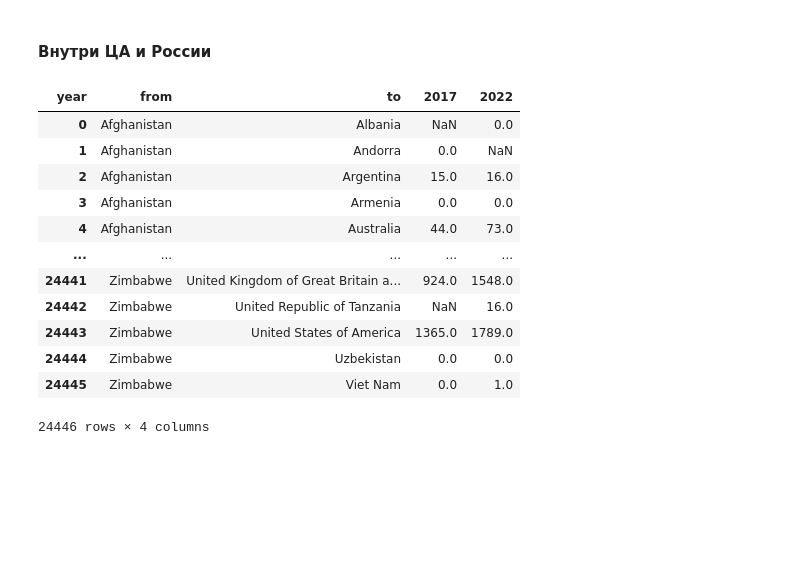
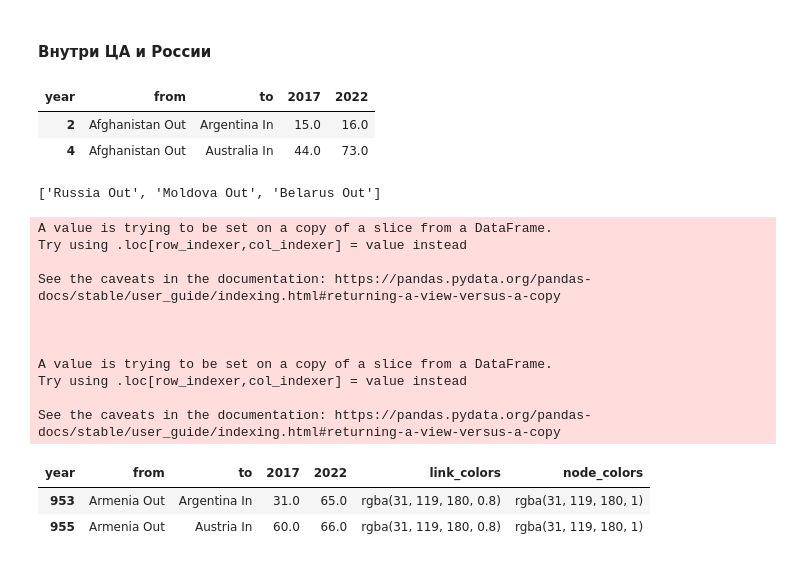
Before and after one commit to YuliyaTorgasheva/students_mobility, a Jupyter notebook: international_students_mob_CA.ipynb, the cells around one changed output. Saved outputs shown, nothing was run; the diff lists cells and outputs as text; code cells hidden in the pictures; blank space fills up the shorter version.

```diff
--- a/international_students_mob_CA.ipynb
+++ b/international_students_mob_CA.ipynb
@@ -425,19 +431,24 @@ pio.write_image(fig, "Исходящий поток иностранных ст
 fig.show()
 # %% [markdown]
 <h4>Внутри ЦА и России</h4>
-# %%
-countries
-# %% [output]
-| year | from | to | 2017 | 2022 |
-| 0 | Afghanistan | Albania | NaN | 0.0 |
-| 1 | Afghanistan | Andorra | 0.0 | NaN |
-| 2 | Afghanistan | Argentina | 15.0 | 16.0 |
-| 3 | Afghanistan | Armenia | 0.0 | 0.0 |
-| 4 | Afghanistan | Australia | 44.0 | 73.0 |
-| ... | ... | ... | ... | ... |
-| 24441 | Zimbabwe | United Kingdom of Great Britain a... | 924.0 | 1548.0 |
-| 24442 | Zimbabwe | United Republic of Tanzania | NaN | 16.0 |
-| 24443 | Zimbabwe | United States of America | 1365.0 | 1789.0 |
-| 24444 | Zimbabwe | Uzbekistan | 0.0 | 0.0 |
-| 24445 | Zimbabwe | Viet Nam | 0.0 | 1.0 |
-24446 rows × 4 columns
+# %%
+countries2 = countries[~(countries['2017'].isna()) & ~(countries['2022'].isna())]
+countries2 = countries2[~(countries2['2017']==0) & ~(countries2['2022']==0)]
+countries2['from'] = countries2['from']+ ' Out'
+countries2['to'] = countries2['to']+ ' In'
+countries2.head(2)
+# %% [output]
+| year | from | to | 2017 | 2022 |
+| 2 | Afghanistan Out | Argentina In | 15.0 | 16.0 |
+| 4 | Afghanistan Out | Australia In | 44.0 | 73.0 |
+# %%
+cis_c = ['Russia','Moldova','Belarus','Kazakhstan','Uzbekistan',
+          'Kyrgyzstan','Tajikistan','Turkmenistan',
+          'Armenia','Azerbaijan','Ukraine']
+c_a = ['Kazakhstan','Uzbekistan','Kyrgyzstan','Tajikistan','Turkmenistan']
+europe = ['Russia','Moldova','Belarus','Ukraine']
+cauc = ['Armenia','Azerbaijan']
+cis = [item + ' Out' for item in cis_c] + [item + ' In' for item in cis_c]
+cis[:3]
+# %% [output]
+['Russia Out', 'Moldova Out', 'Belarus Out']
@@ -443,0 +488,34 @@ countries
+# %%
+cis_countries_from = countries2[countries2['from'].isin(cis)]
+# unique_labels = list(set(cis_countries_from['from']).union(set(cis_countries_from['to'])))
+color_palette = {
+    'Armenia Out': 'rgba(31, 119, 180, 0.8)',  # Blue
+    'Azerbaijan Out': 'rgba(255, 127, 14, 0.8)',  # Orange
+    'Belarus Out': 'rgba(44, 162, 44, 0.8)',  # Green
+    'Kazakhstan Out': 'rgba(214, 39, 40, 0.8)',  # Red
+    'Kyrgyzstan Out': 'rgba(148, 103, 189, 0.8)',  # Purple
+    'Moldova Out': 'rgba(140, 86, 75, 0.8)',  # Brown
+    'Russia Out': 'rgba(227, 119, 194, 0.8)',  # Pink
+    'Tajikistan Out': 'rgba(127, 127, 127, 0.8)',  # Gray
+    'Turkmenistan Out': 'rgba(188, 189, 34, 0.8)',  # Yellow-green
+    'Ukraine Out': 'rgba(23, 190, 239, 0.8)',  # Cyan
+    'Uzbekistan Out': 'rgba(255, 187, 120, 0.8)'   # Light Orange (to make it distinct)
+}
+cis_countries_from['link_colors'] = cis_countries_from['from'].map(color_palette)
+cis_countries_from['node_colors'] = cis_countries_from['link_colors'].str.replace('0.8','1')
+cis_countries_from.head(2)
+# %% [output]
+A value is trying to be set on a copy of a slice from a DataFrame.
+Try using .loc[row_indexer,col_indexer] = value instead
+
+See the caveats in the documentation: https://pandas.pydata.org/pandas-docs/stable/user_guide/indexing.html#returning-a-view-versus-a-copy
+
+
+
+A value is trying to be set on a copy of a slice from a DataFrame.
+Try using .loc[row_indexer,col_indexer] = value instead
+
+See the caveats in the documentation: https://pandas.pydata.org/pandas-docs/stable/user_guide/indexing.html#returning-a-view-versus-a-copy
+| year | from | to | 2017 | 2022 | link_colors | node_colors |
+| 953 | Armenia Out | Argentina In | 31.0 | 65.0 | rgba(31, 119, 180, 0.8) | rgba(31, 119, 180, 1) |
+| 955 | Armenia Out | Austria In | 60.0 | 66.0 | rgba(31, 119, 180, 0.8) | rgba(31, 119, 180, 1) |
```
Also changed, not shown: parts of 16 cells of this notebook.
